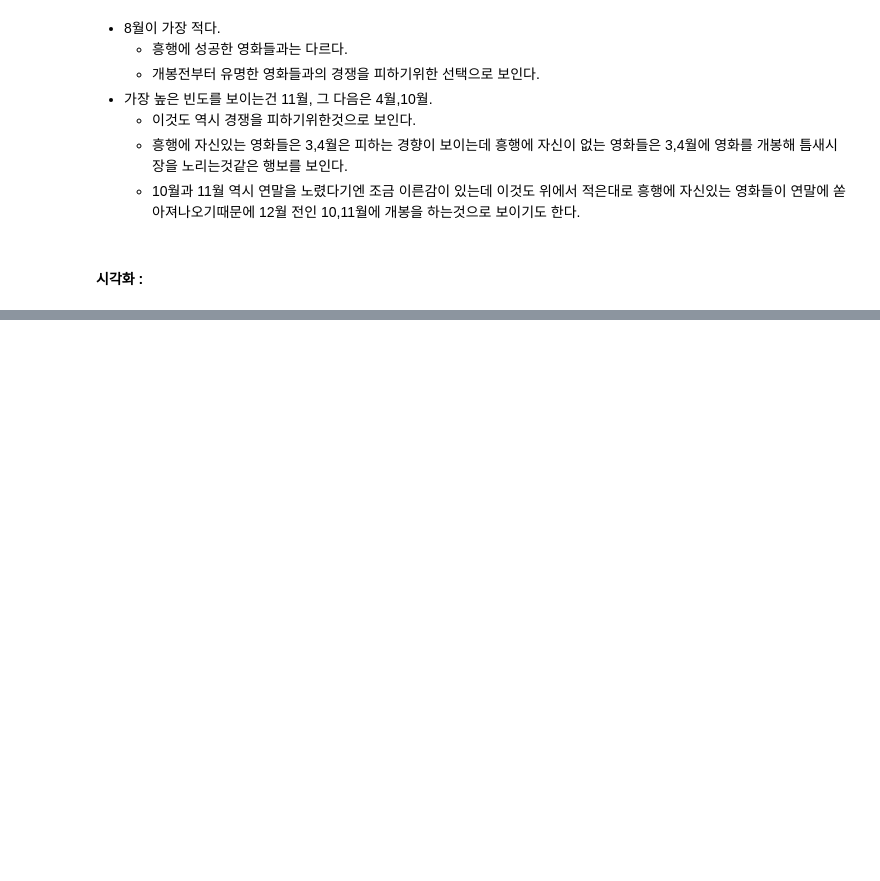
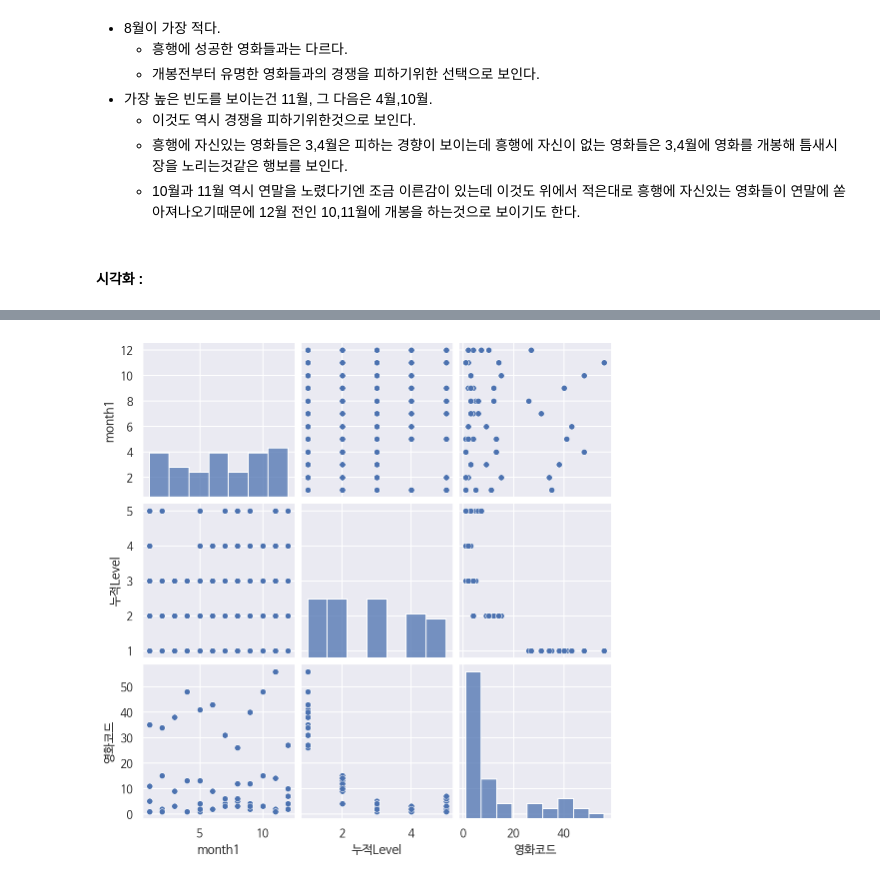
Before and after one commit to suyeee/DE_Project, a Jupyter notebook: 네이버_영화_분석.ipynb, the cells around one changed output, grey strips where cells are left out. Saved outputs shown, nothing was run; the diff lists cells and outputs as text; code cells hidden in the pictures; blank space fills up the shorter version.

```diff
--- a/네이버_영화_분석.ipynb
+++ b/네이버_영화_분석.ipynb
@@ -998,0 +959,5 @@ plt.show()
+# %%
+sns.pairplot(df2_1_opendate_12345)
+plt.show()
+# %% [output]
+[figure, added]
```
Also changed, not shown: parts of 80 cells of this notebook.
